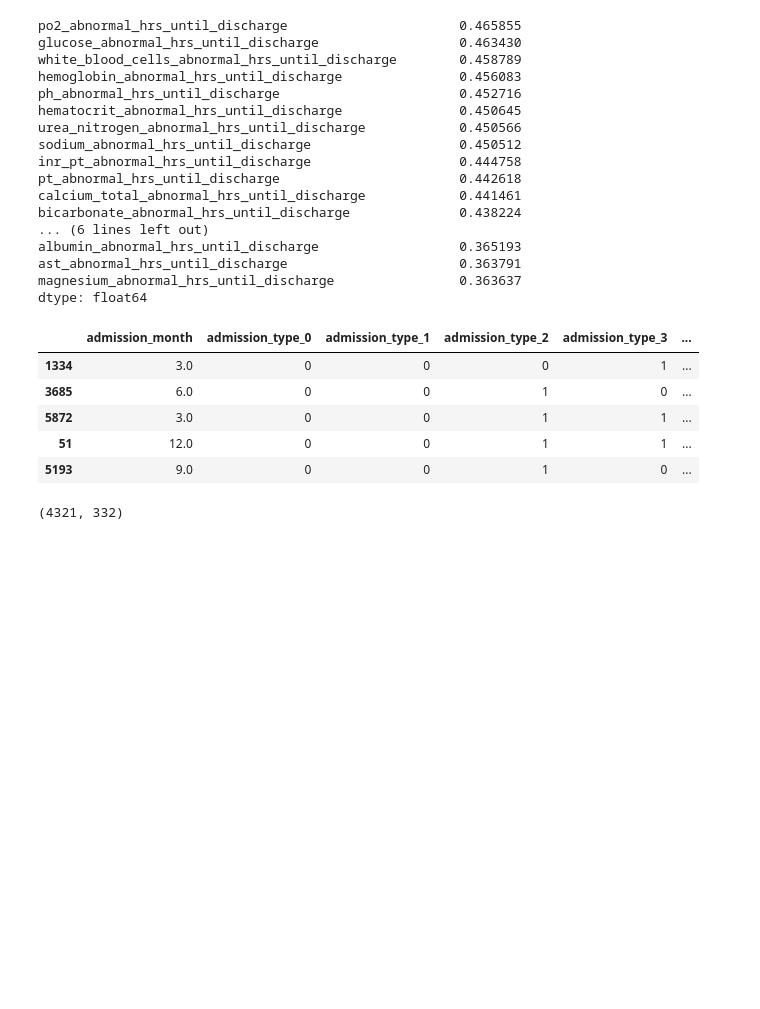
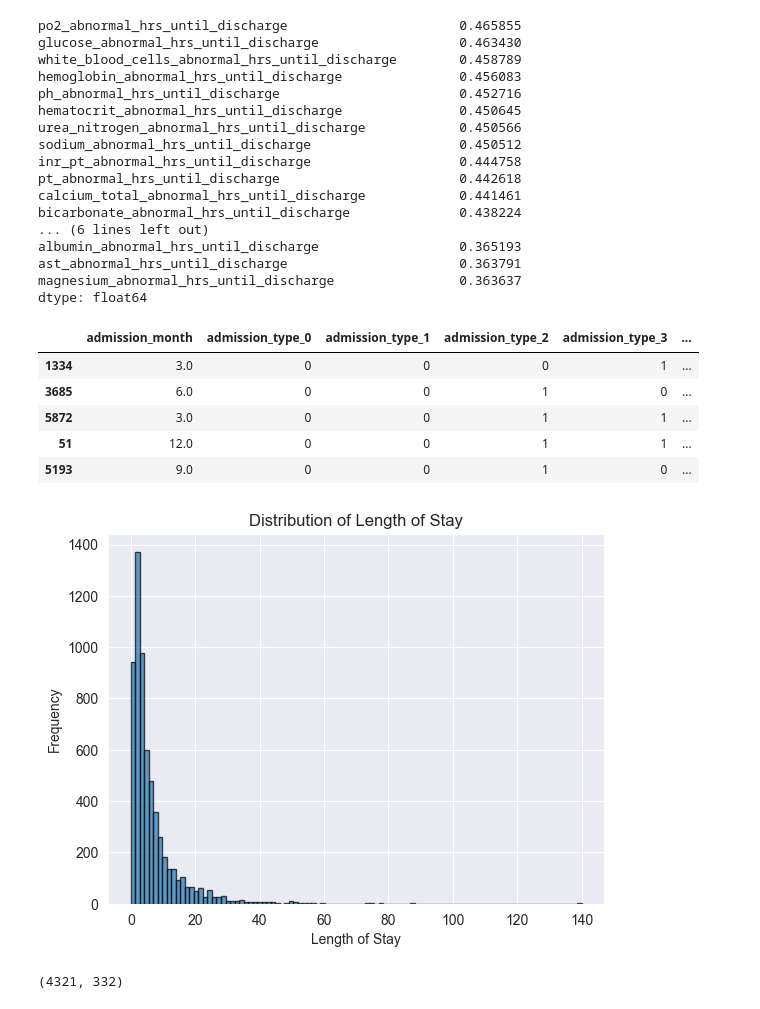
Before and after one commit to TarnishingColors/Thesis_MIMIC-IV_neurological_disorders, a Jupyter notebook: ml/labevents_enhanced_study.ipynb, the cells around one changed output. Saved outputs shown, nothing was run; the diff lists cells and outputs as text; code cells hidden in the pictures; blank space fills up the shorter version.

```diff
--- a/ml/labevents_enhanced_study.ipynb
+++ b/ml/labevents_enhanced_study.ipynb
@@ -253,6 +249,16 @@ X_train.head()
 | 5872 | 3.0 | 0 | 0 | 1 | 1 | ... |
 | 51 | 12.0 | 0 | 0 | 1 | 1 | ... |
 | 5193 | 9.0 | 0 | 0 | 1 | 0 | ... |
+# %%
+import matplotlib.pyplot as plt
+
+plt.hist(df['los'], bins=100, edgecolor='k', alpha=0.7)
+plt.title('Distribution of Length of Stay')
+plt.xlabel('Length of Stay')
+plt.ylabel('Frequency')
+plt.show()
+# %% [output]
+[figure, added]
 # %%
 X_train.shape
 # %% [output]
```
Also changed, not shown: parts of 34 cells of this notebook.
